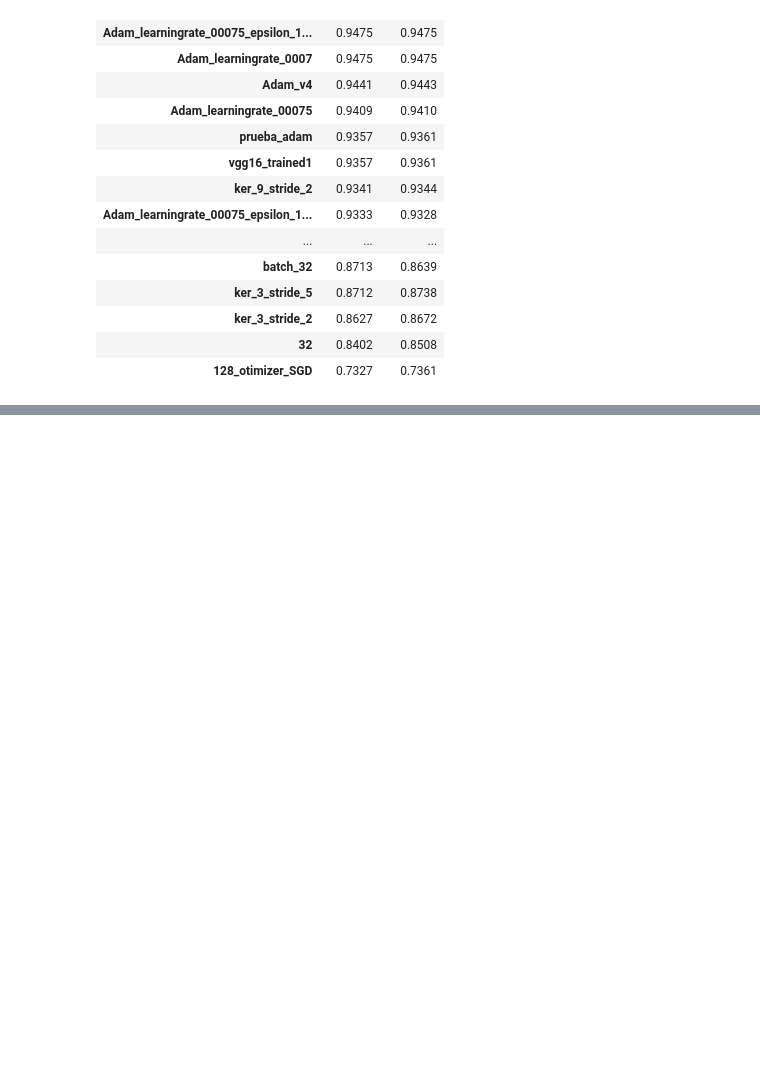
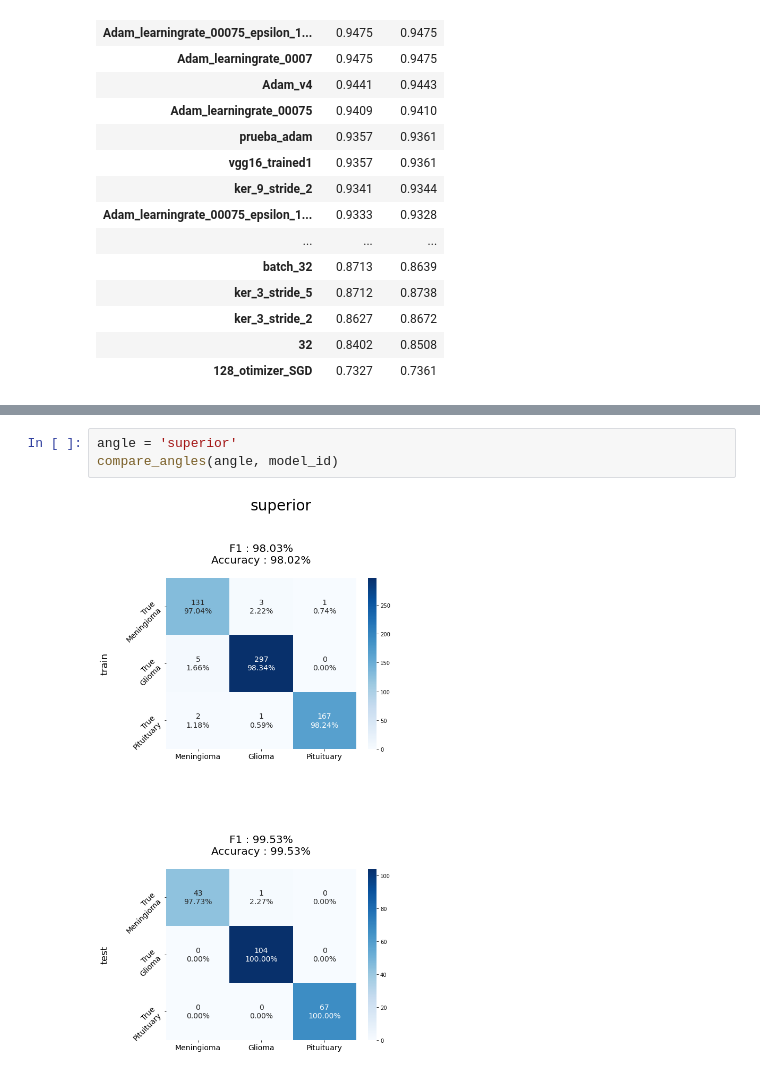
Before and after one commit to mig-calval/brain-tumor-detection, a Jupyter notebook: results/results.ipynb, the cells around one changed output, grey strips where cells are left out. Drawn from its saved outputs; the diff is of its cells as text; blank space fills up the shorter version.

```diff
--- a/results/results.ipynb
+++ b/results/results.ipynb
@@ -82,0 +345,5 @@ for file in ext_summary_files:
+# %%
+angle = 'superior'
+compare_angles(angle, model_id)
+# %% [output]
+[figure, added]
```
Also changed, not shown: parts of 35 cells of this notebook, 12 other files.
